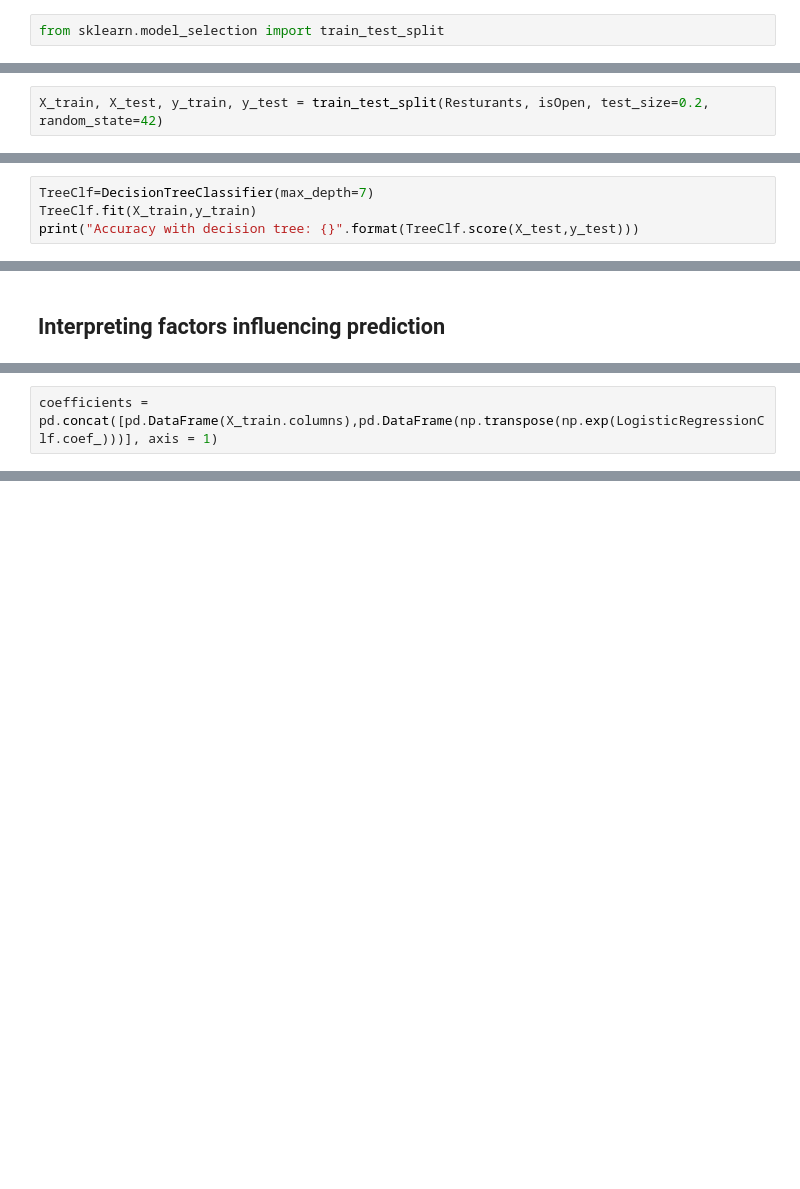
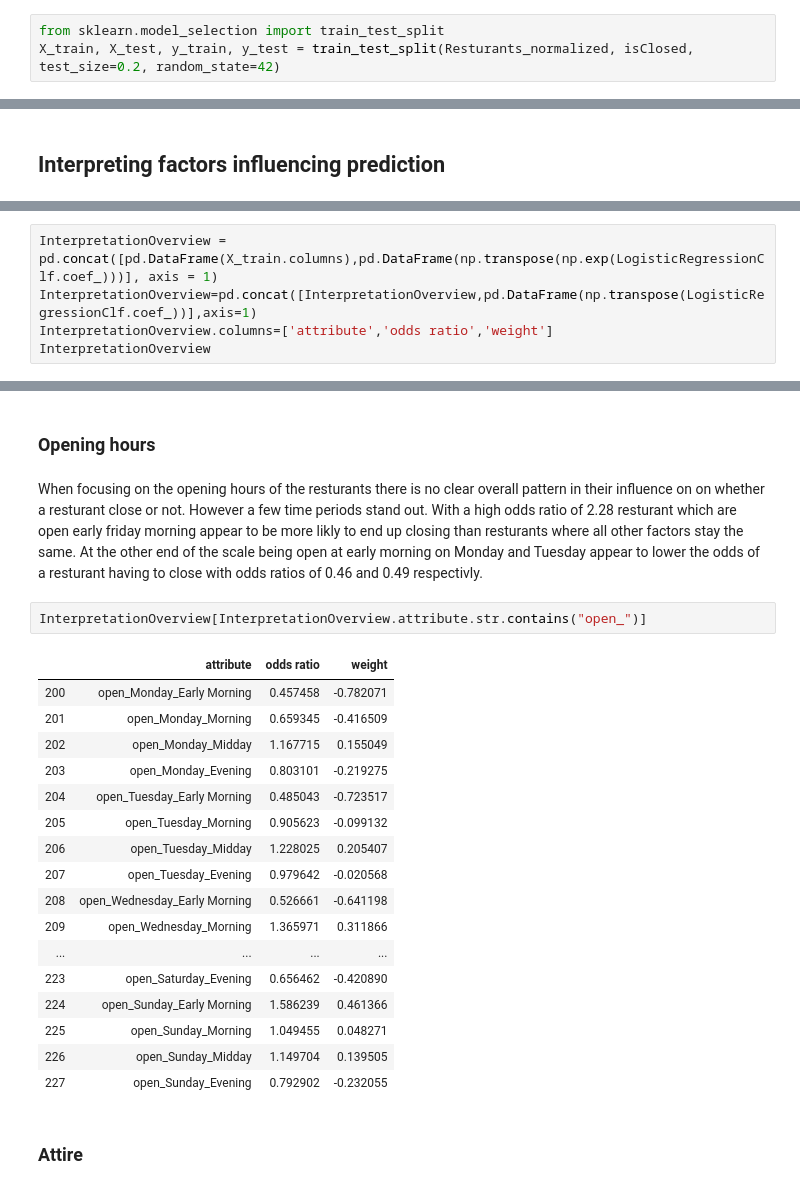
Before and after one commit to LongQin1/Adv.BA-Final-Proj, a Jupyter notebook: Investor_Why_resturants_close.ipynb, the cells around one changed output, grey strips where cells are left out. Drawn from its saved outputs; the diff is of its cells as text; blank space fills up the shorter version.

Commit message:
text analysis BO and comments on I closing

```diff
--- a/Investor_Why_resturants_close.ipynb
+++ b/Investor_Why_resturants_close.ipynb
@@ -715,2 +746,3 @@ Resturants=Resturants.drop(["hours"],axis=1)
 # %%
 from sklearn.model_selection import train_test_split
+X_train, X_test, y_train, y_test = train_test_split(Resturants_normalized, isClosed, test_size=0.2, random_state=42)
@@ -720,2 +748,0 @@ Resturants=Resturants.drop(['is_open'],axis=1)
-# %%
-X_train, X_test, y_train, y_test = train_test_split(Resturants, isOpen, test_size=0.2, random_state=42)
@@ -753,6 +835,2 @@ We see that the classifier bulid on logistic regression does perform better than
 # %%
 from sklearn.tree import DecisionTreeClassifier
-# %%
-TreeClf=DecisionTreeClassifier(max_depth=7)
-TreeClf.fit(X_train,y_train)
-print("Accuracy with decision tree: {}".format(TreeClf.score(X_test,y_test)))
@@ -769,2 +967,5 @@ TreeClf.get_depth()
 # %%
-coefficients = pd.concat([pd.DataFrame(X_train.columns),pd.DataFrame(np.transpose(np.exp(LogisticRegressionClf.coef_)))], axis = 1)
+InterpretationOverview = pd.concat([pd.DataFrame(X_train.columns),pd.DataFrame(np.transpose(np.exp(LogisticRegressionClf.coef_)))], axis = 1)
+InterpretationOverview=pd.concat([InterpretationOverview,pd.DataFrame(np.transpose(LogisticRegressionClf.coef_))],axis=1)
+InterpretationOverview.columns=['attribute','odds ratio','weight']
+InterpretationOverview
@@ -782,0 +1025,26 @@ Resturants.shape[1]
+# %% [markdown]
+### Opening hours
+# %% [markdown]
+When focusing on the opening hours of the resturants there is no clear overall pattern in their influence on on whether a resturant close or not. However a few time periods stand out. With a high odds ratio of 2.28 resturant which are open early friday morning appear to be more likly to end up closing than resturants where all other factors stay the same. At the other end of the scale being open at early morning on Monday and Tuesday appear to lower the odds of a resturant having to close with odds ratios of 0.46 and 0.49 respectivly.
+# %%
+InterpretationOverview[InterpretationOverview.attribute.str.contains("open_")]
+# %% [output]
+|  | attribute | odds ratio | weight |
+| 200 | open_Monday_Early Morning | 0.457458 | -0.782071 |
+| 201 | open_Monday_Morning | 0.659345 | -0.416509 |
+| 202 | open_Monday_Midday | 1.167715 | 0.155049 |
+| 203 | open_Monday_Evening | 0.803101 | -0.219275 |
+| 204 | open_Tuesday_Early Morning | 0.485043 | -0.723517 |
+| 205 | open_Tuesday_Morning | 0.905623 | -0.099132 |
+| 206 | open_Tuesday_Midday | 1.228025 | 0.205407 |
+| 207 | open_Tuesday_Evening | 0.979642 | -0.020568 |
+| 208 | open_Wednesday_Early Morning | 0.526661 | -0.641198 |
+| 209 | open_Wednesday_Morning | 1.365971 | 0.311866 |
+| ... | ... | ... | ... |
+| 223 | open_Saturday_Evening | 0.656462 | -0.420890 |
+| 224 | open_Sunday_Early Morning | 1.586239 | 0.461366 |
+| 225 | open_Sunday_Morning | 1.049455 | 0.048271 |
+| 226 | open_Sunday_Midday | 1.149704 | 0.139505 |
+| 227 | open_Sunday_Evening | 0.792902 | -0.232055 |
+# %% [markdown]
+### Attire
```
Also changed, not shown: parts of 179 cells of this notebook, 1 other file.
